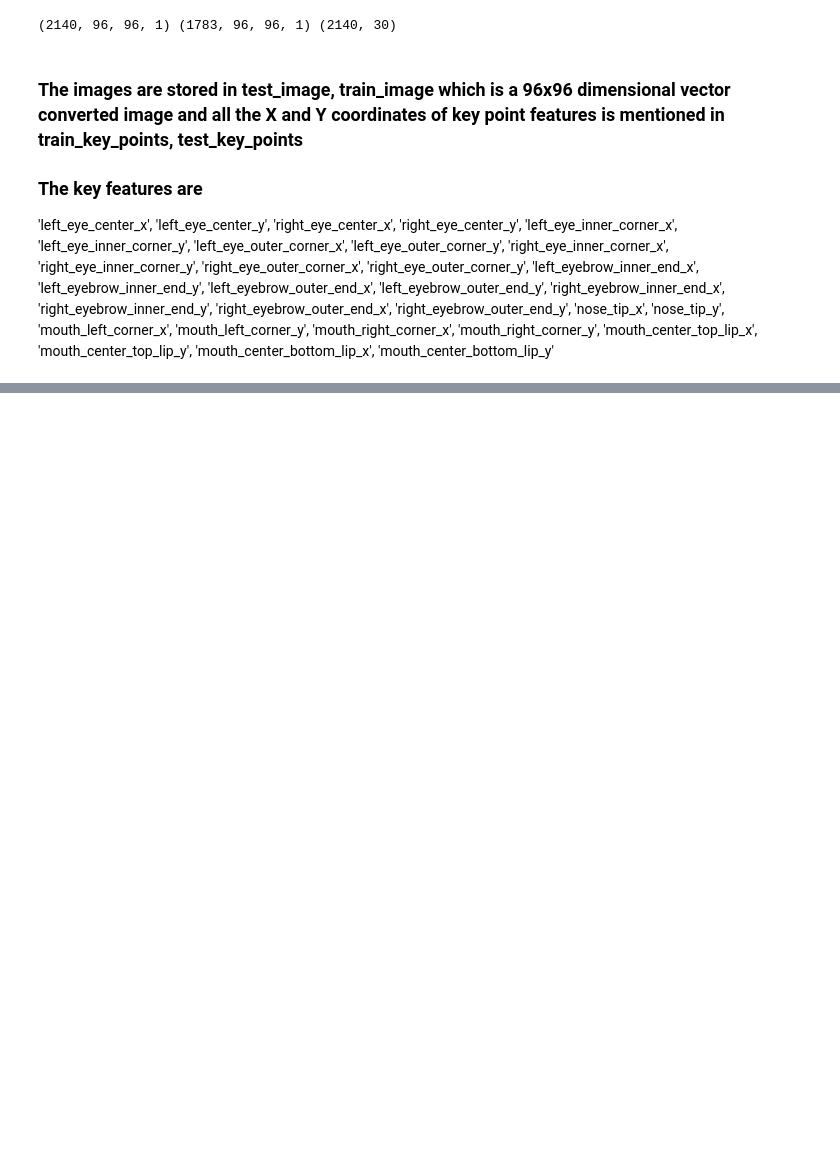
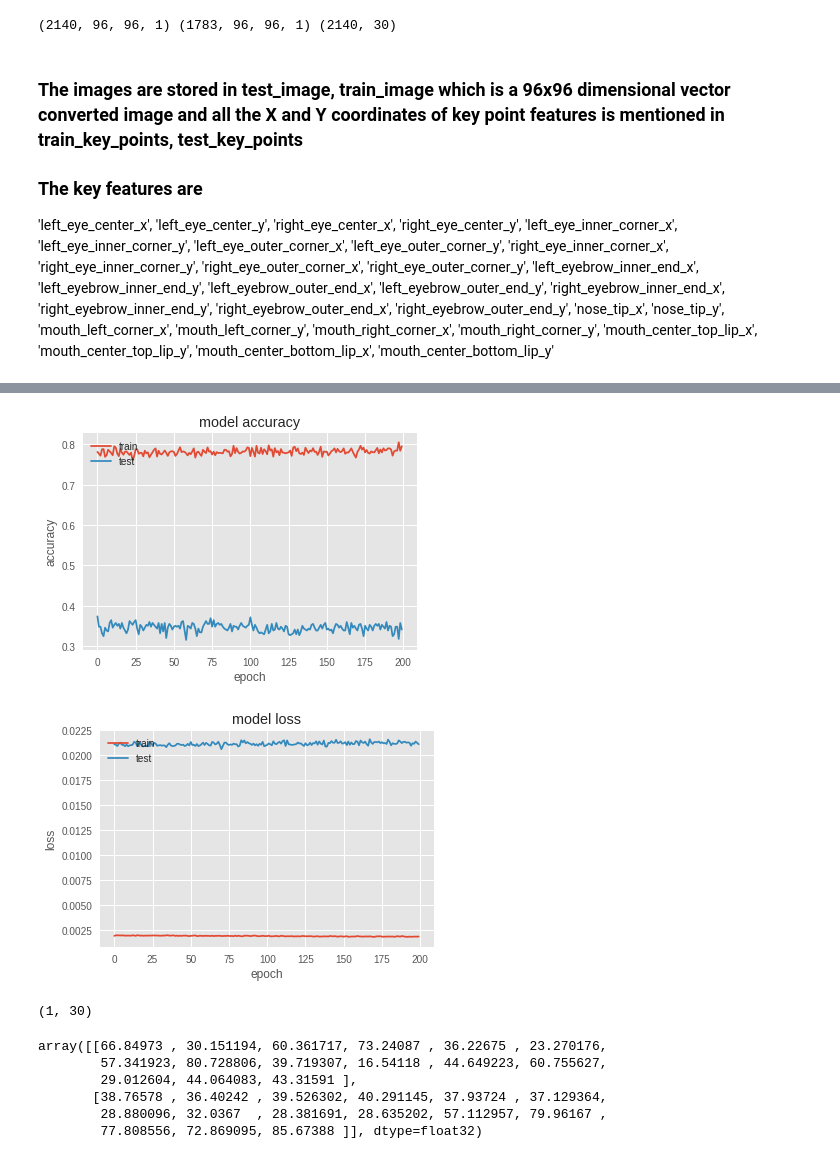
Before and after one commit to apuayush/facial_keypoint, a Jupyter notebook: Untitled.ipynb, the cells around one changed output, grey strips where cells are left out. Saved outputs shown, nothing was run; the diff lists cells and outputs as text; code cells hidden in the pictures; blank space fills up the shorter version.

Commit message:
final with 15 keypoints

```diff
--- a/Untitled.ipynb
+++ b/Untitled.ipynb
@@ -77,4 +103,13 @@ test_key_points = np.array(data_test.iloc[:,0:-1])
 test_images = np.array(data_test.iloc[:,-1])
+# %%
+from sklearn.pipeline import make_pipeline
+from sklearn.preprocessing import MinMaxScaler
+
+output_pipe = make_pipeline(
+    MinMaxScaler(feature_range=(-1, 1))
+)
+
+train_key_points = output_pipe.fit_transform(train_key_points_y)
 # %%
 train_images = train_images.reshape(-1,1)
 test_images = test_images.reshape(-1,1)
@@ -173,3 +230,5 @@ model.add(Dense(30))
+# %%
+model.load_weights('drive/data/facial_keypoint_weights.h5')
 # %%
 from keras import optimizers
 sgd = optimizers.SGD(lr=0.1, decay=1e-6, momentum=0.95, nesterov=True)
@@ -187,0 +240,5 @@ KeyboardInterrupt:
+# %%
+epochs = 200
+history = model.fit(train_images, train_key_points,
+                 validation_split=0.2, shuffle=True,
+                 epochs=epochs, batch_size=20)
@@ -187,0 +265,25 @@ KeyboardInterrupt:
+# %%
+plt.plot(history.history['acc'])
+plt.plot(history.history['val_acc'])
+plt.title('model accuracy')
+plt.ylabel('accuracy')
+plt.xlabel('epoch')
+plt.legend(['train', 'test'], loc='upper left')
+plt.show()
+# summarize history for loss
+plt.plot(history.history['loss'])
+plt.plot(history.history['val_loss'])
+plt.title('model loss')
+plt.ylabel('loss')
+plt.xlabel('epoch')
+plt.legend(['train', 'test'], loc='upper left')
+plt.show()
+# %% [output]
+[figure, added]
+[figure, added]
+# %%
+img = train_images[0]
+pre = model.predict(np.array([img]))
+print(pre.shape)
+# %% [output]
+(1, 30)
@@ -187,0 +292,9 @@ KeyboardInterrupt:
+# %%
+pre.T
+# %% [output]
+array([[66.84973 , 30.151194, 60.361717, 73.24087 , 36.22675 , 23.270176,
+        57.341923, 80.728806, 39.719307, 16.54118 , 44.649223, 60.755627,
+        29.012604, 44.064083, 43.31591 ],
+       [38.76578 , 36.40242 , 39.526302, 40.291145, 37.93724 , 37.129364,
+        28.880096, 32.0367  , 28.381691, 28.635202, 57.112957, 79.96167 ,
+        77.808556, 72.869095, 85.67388 ]], dtype=float32)
```
Also changed, not shown: parts of 15 cells of this notebook.
